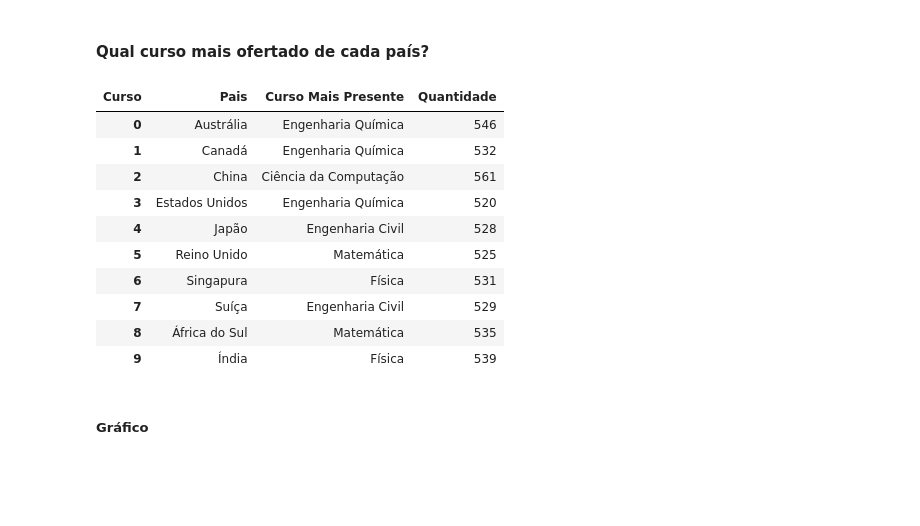
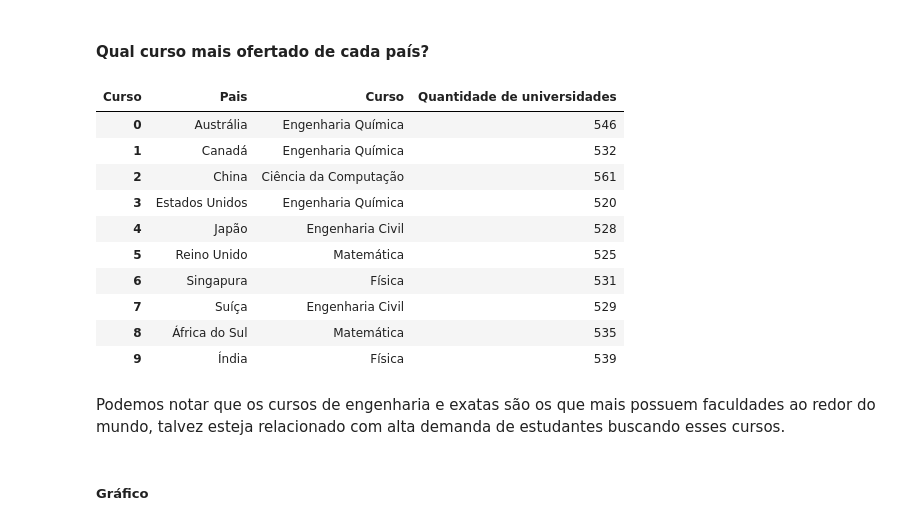
Before and after one commit to BruninSouza/Analise-Faculdades-Globais, a Jupyter notebook: analise.ipynb, the cells around one changed output. Drawn from its saved outputs; the diff is of its cells as text; code cells hidden in the pictures; blank space fills up the shorter version.

```diff
--- a/analise.ipynb
+++ b/analise.ipynb
@@ -472,11 +541,11 @@ qtd_cursos_pais
 # %% [markdown]
 #### Qual curso mais ofertado de cada país?
 # %%
-qtd_cursos_pais['Curso Mais Presente'] = qtd_cursos_pais.iloc[:, 1:].idxmax(axis=1)
-qtd_cursos_pais['Quantidade'] = qtd_cursos_pais.iloc[:, 1:-1].max(axis=1)
-qtd_cursos_pais[['Pais', 'Curso Mais Presente', 'Quantidade']]
+qtd_cursos_pais['Curso'] = qtd_cursos_pais.iloc[:, 1:].idxmax(axis=1)
+qtd_cursos_pais['Quantidade de universidades'] = qtd_cursos_pais.iloc[:, 1:-1].max(axis=1)
+qtd_cursos_pais[['Pais', 'Curso', 'Quantidade de universidades']]
 # %% [output]
-| Curso | Pais | Curso Mais Presente | Quantidade |
+| Curso | Pais | Curso | Quantidade de universidades |
 | 0 | Austrália | Engenharia Química | 546 |
 | 1 | Canadá | Engenharia Química | 532 |
 | 2 | China | Ciência da Computação | 561 |
@@ -487,6 +556,8 @@ qtd_cursos_pais[['Pais', 'Curso Mais Presente', 'Quantidade']]
 | 7 | Suíça | Engenharia Civil | 529 |
 | 8 | África do Sul | Matemática | 535 |
 | 9 | Índia | Física | 539 |
+# %% [markdown]
+Podemos notar que os cursos de engenharia e exatas são os que mais possuem faculdades ao redor do mundo, talvez esteja relacionado com alta demanda de estudantes buscando esses cursos.
 # %% [markdown]
 ##### Gráfico
 # %%
```
Also changed, not shown: parts of 48 cells of this notebook.
